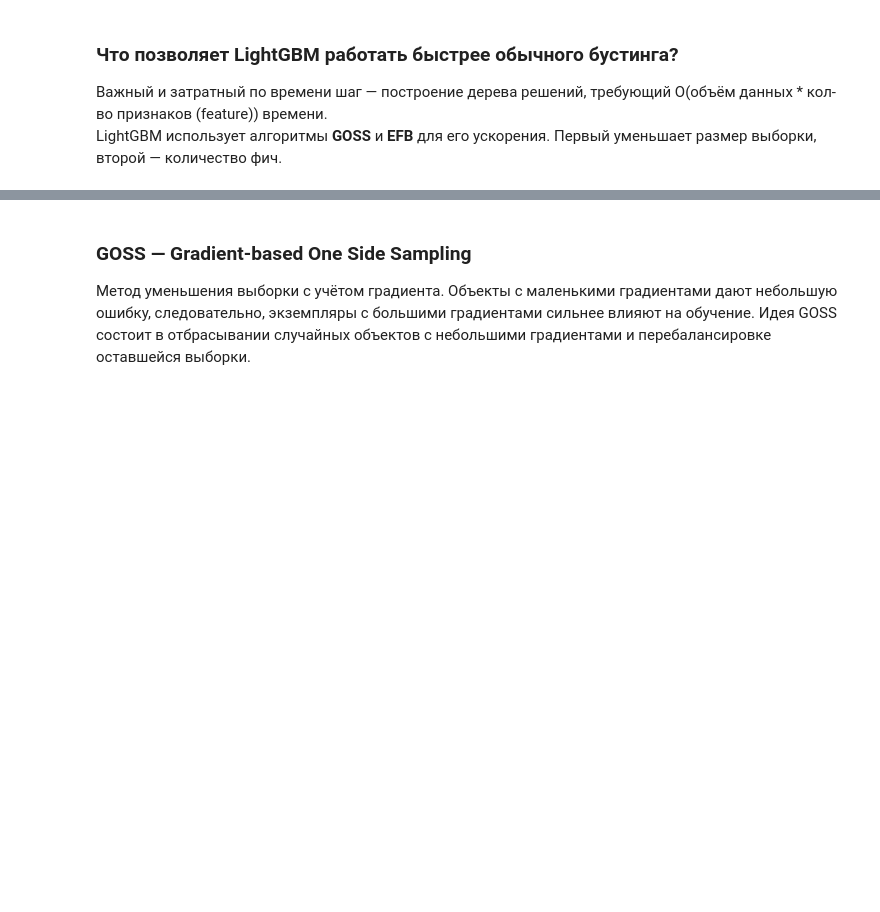
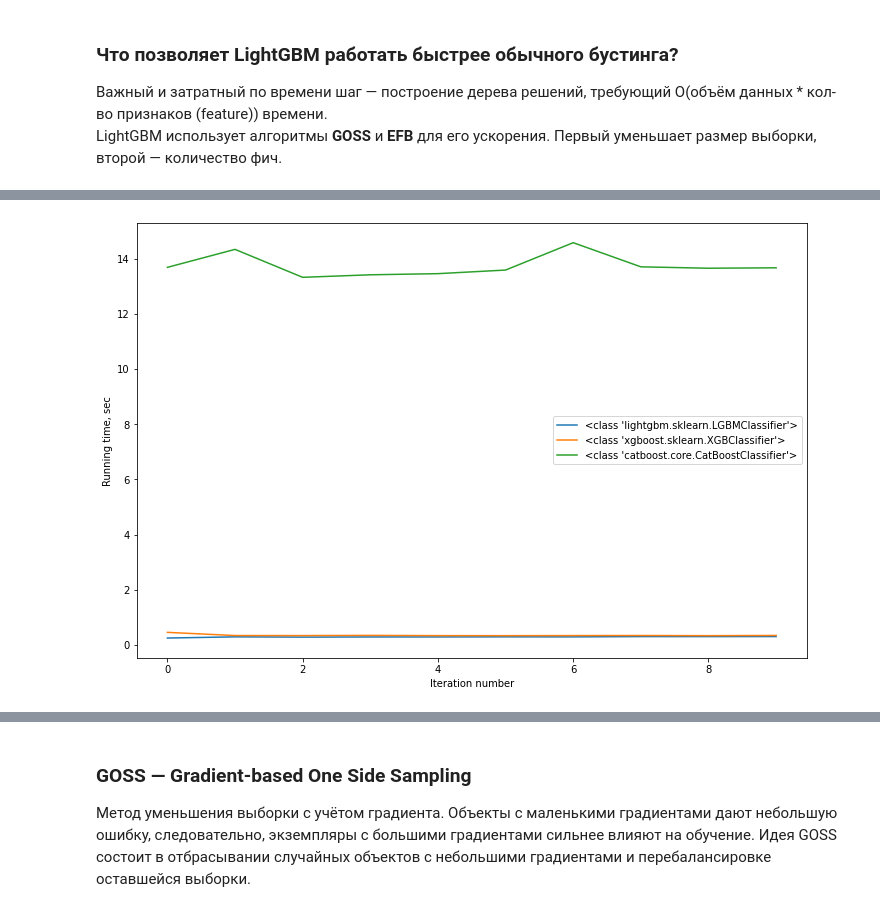
Before and after one commit to samstikhin/ml2023, a Jupyter notebook: 05-Boosting/4-LightGBM.ipynb, the cells around one changed output, grey strips where cells are left out. Drawn from its saved outputs; the diff is of its cells as text; code cells hidden in the pictures; blank space fills up the shorter version.

Commit message:
Time comparisons

```diff
--- a/05-Boosting/4-LightGBM.ipynb
+++ b/05-Boosting/4-LightGBM.ipynb
@@ -7,3 +13,43 @@ LightGBM (Light Gradient Boosted Machine) — open source библиотека
 
 Важный и затратный по времени шаг — построение дерева решений, требующий O(объём данных * кол-во признаков (feature)) времени.<br>
 LightGBM использует алгоритмы **GOSS** и **EFB** для его ускорения. Первый уменьшает размер выборки, второй — количество фич.
+# %%
+import time
+from tqdm.notebook import tqdm
+from sklearn.metrics import accuracy_score
+from sklearn.datasets import make_classification
+
+def classifiers_time(classifiers, runs):
+    X, y = make_classification(n_samples=1250, n_features=60, n_informative=20)
+    X_train, X_test, y_train, y_test = train_test_split(X, y, test_size=0.2, random_state=0)
+    n_classifiers = len(classifiers)
+    times = np.empty((n_classifiers, 0)).tolist()
+    accuracies = np.empty((n_classifiers, 0)).tolist()
+    for run in tqdm(range(runs)):
+        for i in range(n_classifiers):
+            t = time.time()
+            classifiers[i].fit(X_train, y_train)
+            elapsed = time.time() - t
+            times[i].append(elapsed)
+
+            pred = classifiers[i].predict(X_test)
+            accuracies[i].append(accuracy_score(y_test, pred))
+    return times, accuracies
+# %%
+import matplotlib.pyplot as plt
+
+def plot_classifiers_time(ys, names, y_name):
+    plt.figure(figsize=(12, 8))
+    for i in range(len(names)):
+        plt.plot(ys[i], label=names[i])
+    plt.legend()
+    plt.xlabel('Iteration number')
+    plt.ylabel(y_name)
+    plt.show()
+# %%
+from xgboost import XGBClassifier
+from catboost import CatBoostClassifier
+
+
+classifiers = [lgbm.LGBMClassifier(boosting_type='goss'), XGBClassifier(), CatBoostClassifier()]
+times, accuracies = classifiers_time(classifiers, 10)
@@ -9,0 +74,5 @@ LightGBM использует алгоритмы **GOSS** и **EFB** для ег
+# %%
+names = list(map(lambda x: str(x.__class__), classifiers))
+plot_classifiers_time(times, names, 'Running time, sec')
+# %% [output]
+[figure, added]
```
Also changed, not shown: parts of 21 cells of this notebook.
